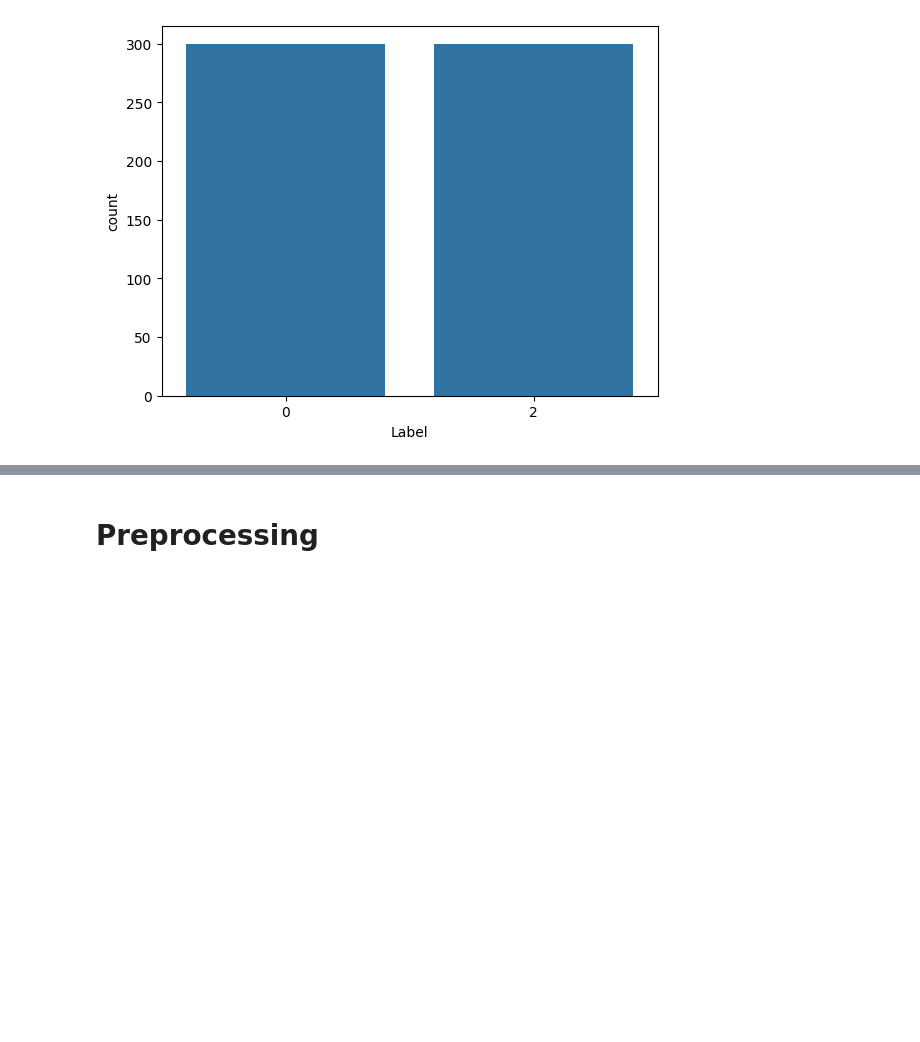
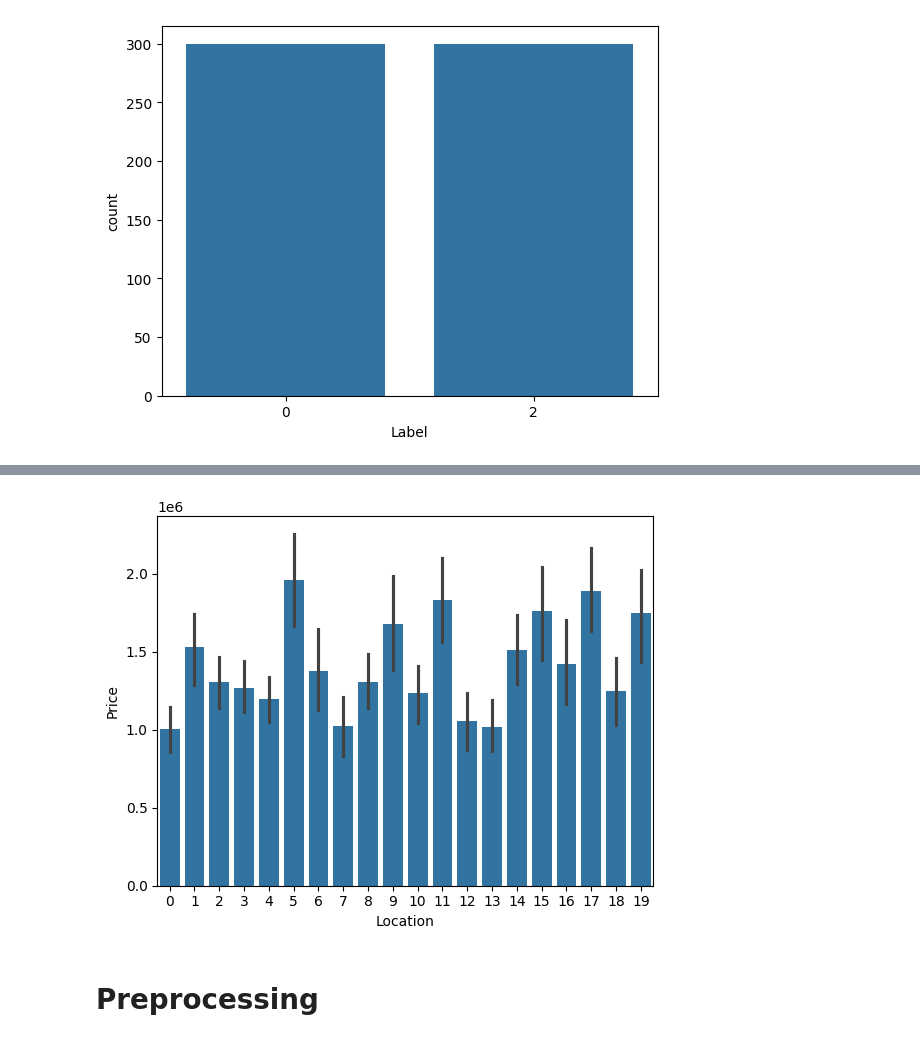
Before and after one commit to YasiruMethmal123/By-Which-House, a Jupyter notebook: script/Housing_Analysis.ipynb, the cells around one changed output, grey strips where cells are left out. Cells and saved outputs as stored; diff of their text form; code cells hidden in the pictures; blank space fills up the shorter version.

```diff
--- a/script/Housing_Analysis.ipynb
+++ b/script/Housing_Analysis.ipynb
@@ -70,3 +82,9 @@ plt.show()
+# %%
+# location and price bar graph
+sns.barplot(x='Location', y='Price', data=df)
+plt.show()
+# %% [output]
+[figure, added]
 # %% [markdown]
 # Preprocessing
 # %%
```
Also changed, not shown: parts of 8 cells of this notebook.
